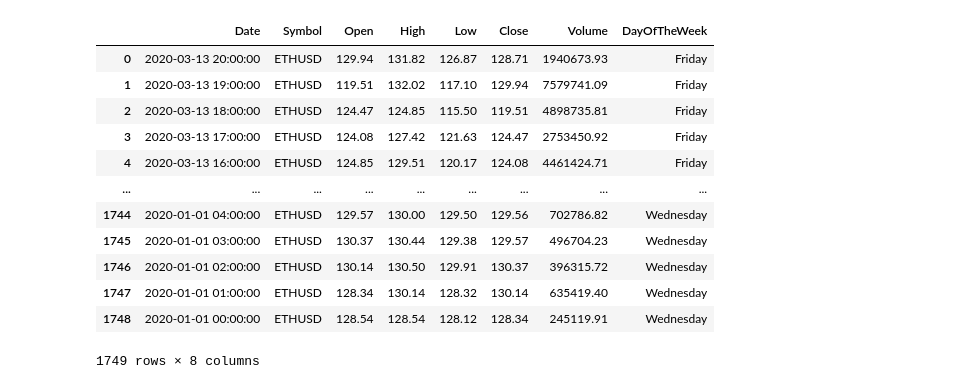
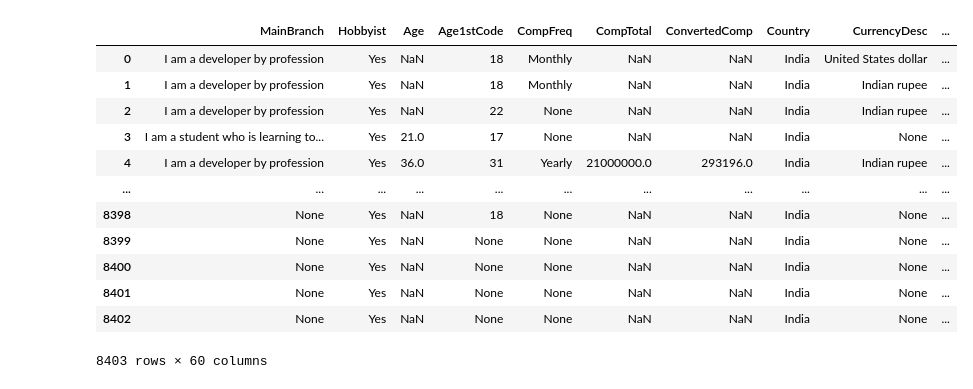
Before and after one commit to ivane98/python-da, a Jupyter notebook: pandas.ipynb, the cells around one changed output. Drawn from its saved outputs; the diff is of its cells as text; code cells hidden in the pictures.

```diff
--- a/pandas.ipynb
+++ b/pandas.ipynb
@@ -1,33 +1,35 @@
 # %%
 import pandas as pd
 import numpy as np
+import matplotlib
+# %matplotlib inline
 
 na_vals = ['NA', 'Missing']
 df = pd.read_csv('data/survey_results_public.csv', index_col='Respondent', na_values=na_vals)
 schema_df = pd.read_csv('data/survey_results_schema.csv', index_col='Column')
 crypto_df = pd.read_csv('data/ETH_1h.csv', parse_dates=['Date'], date_format='%Y-%m-%d %I-%p')
 
 pd.set_option('display.max_rows', 85)
 pd.set_option('display.max_columns', 85)
 
-# crypto_df['Date'] = pd.to_datetime(crypto_df['Date'], format='%Y-%m-%d %I-%p')
-# crypto_df.loc[0, 'Date'].day_name()
+filt = (df['Country'] == 'India')
+india_df = df.loc[filt]
 
-crypto_df['DayOfTheWeek'] = crypto_df['Date'].dt.day_name()
+india_df.to_json('data/modified.json', orient='records', lines=True)
 
-filt = (crypto_df['Date'] >= '2020')
-crypto_df.loc[filt]
+test = pd.read_json('data/modified.json', orient='records', lines=True)
+test
 # %% [output]
-|  | Date | Symbol | Open | High | Low | Close | Volume | DayOfTheWeek |
-| 0 | 2020-03-13 20:00:00 | ETHUSD | 129.94 | 131.82 | 126.87 | 128.71 | 1940673.93 | Friday |
-| 1 | 2020-03-13 19:00:00 | ETHUSD | 119.51 | 132.02 | 117.10 | 129.94 | 7579741.09 | Friday |
-| 2 | 2020-03-13 18:00:00 | ETHUSD | 124.47 | 124.85 | 115.50 | 119.51 | 4898735.81 | Friday |
-| 3 | 2020-03-13 17:00:00 | ETHUSD | 124.08 | 127.42 | 121.63 | 124.47 | 2753450.92 | Friday |
-| 4 | 2020-03-13 16:00:00 | ETHUSD | 124.85 | 129.51 | 120.17 | 124.08 | 4461424.71 | Friday |
-| ... | ... | ... | ... | ... | ... | ... | ... | ... |
-| 1744 | 2020-01-01 04:00:00 | ETHUSD | 129.57 | 130.00 | 129.50 | 129.56 | 702786.82 | Wednesday |
-| 1745 | 2020-01-01 03:00:00 | ETHUSD | 130.37 | 130.44 | 129.38 | 129.57 | 496704.23 | Wednesday |
-| 1746 | 2020-01-01 02:00:00 | ETHUSD | 130.14 | 130.50 | 129.91 | 130.37 | 396315.72 | Wednesday |
-| 1747 | 2020-01-01 01:00:00 | ETHUSD | 128.34 | 130.14 | 128.32 | 130.14 | 635419.40 | Wednesday |
-| 1748 | 2020-01-01 00:00:00 | ETHUSD | 128.54 | 128.54 | 128.12 | 128.34 | 245119.91 | Wednesday |
+|  | MainBranch | Hobbyist | Age | Age1stCode | CompFreq | CompTotal | ConvertedComp | Country | CurrencyDesc | ... |
+| 0 | I am a developer by profession | Yes | NaN | 18 | Monthly | NaN | NaN | India | United States dollar | ... |
+| 1 | I am a developer by profession | Yes | NaN | 18 | Monthly | NaN | NaN | India | Indian rupee | ... |
+| 2 | I am a developer by profession | Yes | NaN | 22 | None | NaN | NaN | India | Indian rupee | ... |
+| 3 | I am a student who is learning to... | Yes | 21.0 | 17 | None | NaN | NaN | India | None | ... |
+| 4 | I am a developer by profession | Yes | 36.0 | 31 | Yearly | 21000000.0 | 293196.0 | India | Indian rupee | ... |
+| ... | ... | ... | ... | ... | ... | ... | ... | ... | ... | ... |
+| 8398 | None | Yes | NaN | 18 | None | NaN | NaN | India | None | ... |
+| 8399 | None | Yes | NaN | None | None | NaN | NaN | India | None | ... |
+| 8400 | None | Yes | NaN | None | None | NaN | NaN | India | None | ... |
+| 8401 | None | Yes | NaN | None | None | NaN | NaN | India | None | ... |
+| 8402 | None | Yes | NaN | None | None | NaN | NaN | India | None | ... |
-1749 rows × 8 columns
+8403 rows × 60 columns
```
Also changed, not shown: 2 other files.
